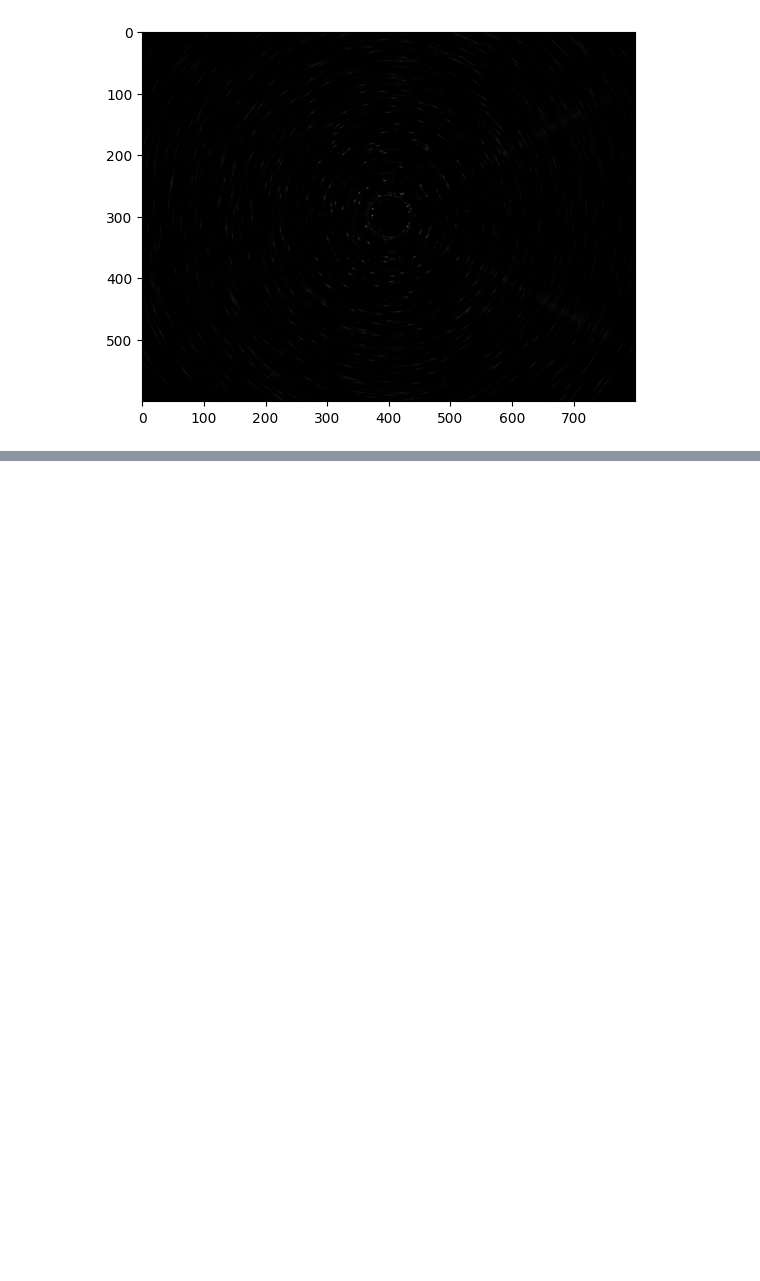
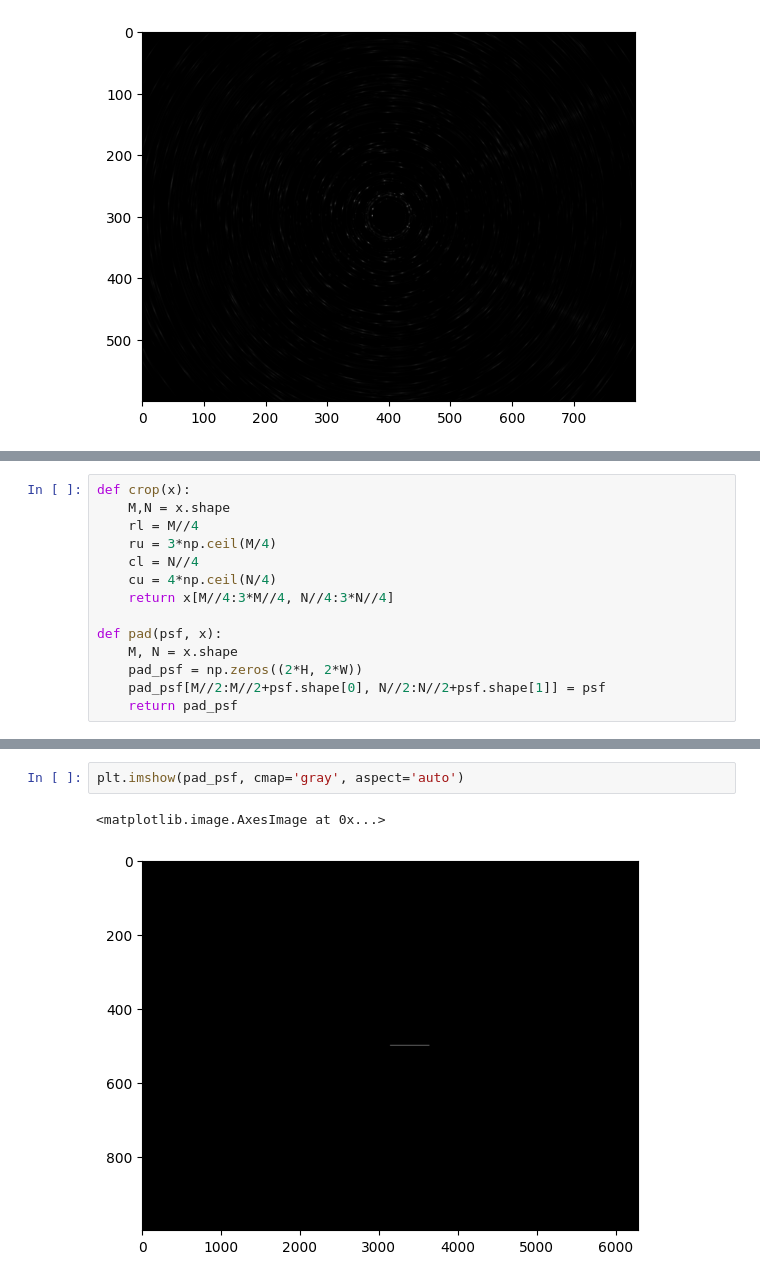
Before and after one commit to GSNikhil/star-trail-removal, a Jupyter notebook: main.ipynb, the cells around one changed output, grey strips where cells are left out. Saved outputs shown, nothing was run; the diff lists cells and outputs as text; blank space fills up the shorter version.

```diff
--- a/main.ipynb
+++ b/main.ipynb
@@ -200,0 +232,14 @@ plt.imshow(contrast_stetch(img_recon_wiener), cmap='gray')
+# %%
+def crop(x):
+    M,N = x.shape
+    rl = M//4
+    ru = 3*np.ceil(M/4)
+    cl = N//4
+    cu = 4*np.ceil(N/4)
+    return x[M//4:3*M//4, N//4:3*N//4]
+
+def pad(psf, x):
+    M, N = x.shape
+    pad_psf = np.zeros((2*H, 2*W))
+    pad_psf[M//2:M//2+psf.shape[0], N//2:N//2+psf.shape[1]] = psf
+    return pad_psf
@@ -200,0 +297,5 @@ plt.imshow(contrast_stetch(img_recon_wiener), cmap='gray')
+# %%
+plt.imshow(pad_psf, cmap='gray', aspect='auto')
+# %% [output]
+<matplotlib.image.AxesImage at 0x...>
+[figure, added]
```
Also changed, not shown: parts of 10 cells of this notebook.
